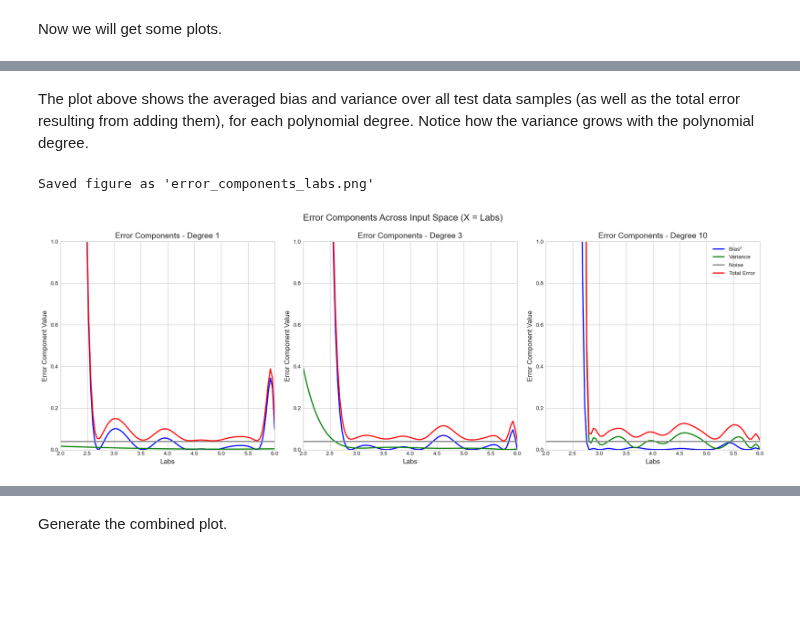
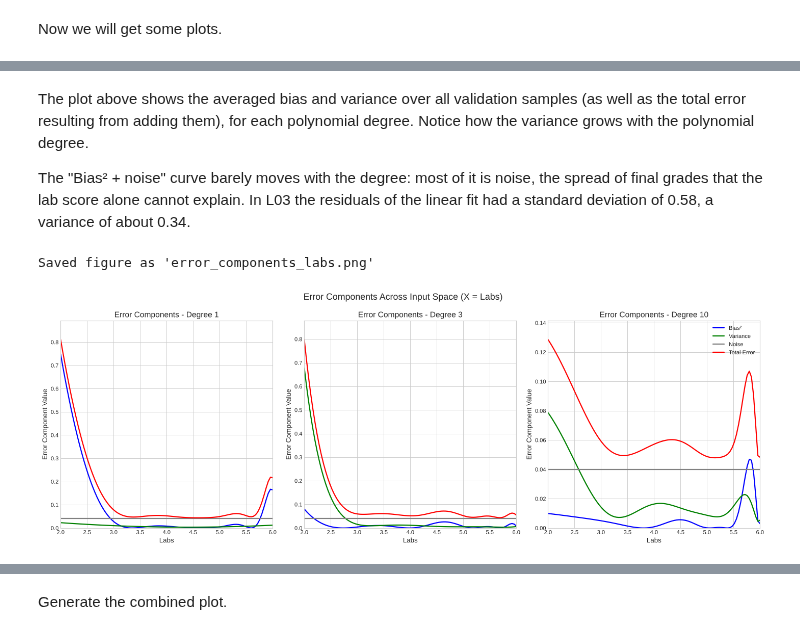
Before and after one commit to alisarupenyan/Intro-to-ML-HS2026, a Jupyter notebook: Week5_Model_complexity_bias-variance.ipynb, the cells around one changed output, grey strips where cells are left out. Drawn from its saved outputs; the diff is of its cells as text; code cells hidden in the pictures; blank space fills up the shorter version.

```diff
--- a/Week5_Model_complexity_bias-variance.ipynb
+++ b/Week5_Model_complexity_bias-variance.ipynb
@@ -314,15 +328,16 @@ def visualize_error_components_by_x(df_aug, degrees=[1, 3, 10], num_samples=10,
     - df_aug: Augmented DataFrame containing the features and target
     - degrees: List of polynomial degrees to evaluate
     - num_samples: Number of different training samples to use
-    - test_size: Proportion of data to use for testing
-    - noise_var: Estimated noise variance in the data
+    - test_size: Proportion of data kept aside as validation set
+    - noise_var: assumed noise variance; the default 0.04 = 0.2**2 is the noise added in the augmentation
     """
+    np.random.seed(0)  # reproducible resampling
     # Use Labs as the feature
     X = df_aug[['Labs']]
     y = df_aug['Final']
 
-    # Create a common test set
-    X_train_full, X_test, y_train_full, y_test = train_test_split(X, y, test_size=test_size, random_state=42)
+    # Create a common validation set (train_test_split names it 'test')
+    X_train_full, X_val, y_train_full, y_val = train_test_split(X, y, test_size=test_size, random_state=42)
 
     # Create a fine grid of x values for evaluation
     x_grid = np.linspace(2, 6, 100).reshape(-1, 1)
@@ -364,7 +379,7 @@ def visualize_error_components_by_x(df_aug, degrees=[1, 3, 10], num_samples=10,
         # Calculate average prediction at each grid point
         avg_grid_predictions = np.mean(all_grid_predictions, axis=0)
 
-        # Calculate expected true values at grid points (using a high-degree polynomial fit on all data)
+        # Reference curve for the 'true' values: a high-degree polynomial fit on all data (an estimate; the true relation is unknown)
         true_model = make_pipeline(
             PolynomialFeatures(degree=min(15, len(df_aug) // 5)),  # Higher degree but avoid overfitting
             LinearRegression()
@@ -440,14 +455,16 @@ Saved figure as 'bias_variance_curve_labs.png'
 # %% [markdown]
-The plot above shows the averaged bias and variance over all test data samples (as well as the total error resulting from adding them), for each polynomial degree. Notice how the variance grows with the polynomial degree.
+The plot above shows the averaged bias and variance over all validation samples (as well as the total error resulting from adding them), for each polynomial degree. Notice how the variance grows with the polynomial degree.
+
+The "Bias² + noise" curve barely moves with the degree: most of it is noise, the spread of final grades that the lab score alone cannot explain. In L03 the residuals of the linear fit had a standard deviation of 0.58, a variance of about 0.34.
 # %%
 # Generate the error components by x value visualization (using Labs as input space)
 %matplotlib inline
-fig3, error_comp_axes = visualize_error_components_by_x(df_aug, degrees=[1, 3, 10], num_samples=10)
+fig3, error_comp_axes = visualize_error_components_by_x(df_aug, degrees=[1, 3, 10], num_samples=50)
 
 # Save figure
 fig3.savefig('error_components_labs.png', dpi=300, bbox_inches='tight')
 print("Saved figure as 'error_components_labs.png'")
 # %% [output]
 Saved figure as 'error_components_labs.png'
-[figure, old version]
+[figure, new version]
 # %% [markdown]
```
Also changed, not shown: parts of 17 cells of this notebook, 1 other file.
